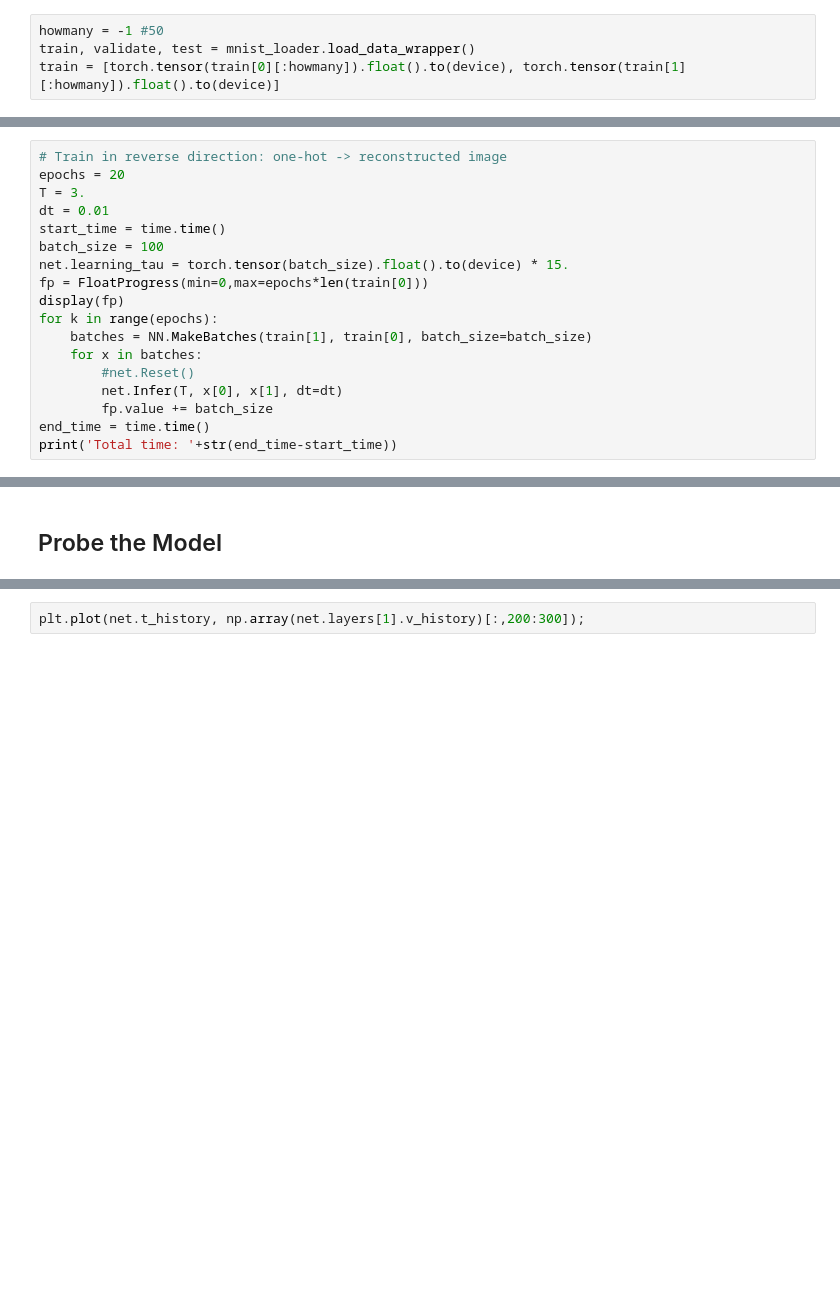
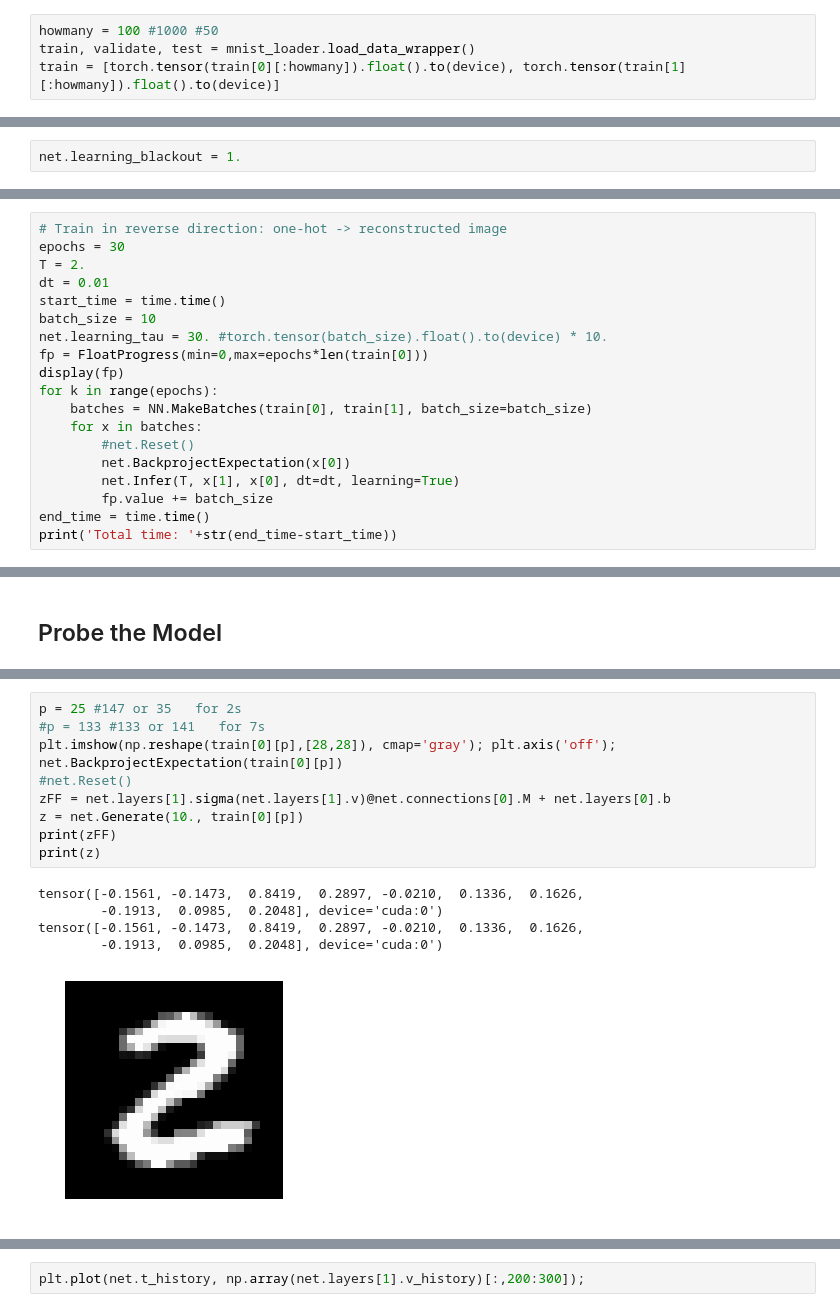
Before and after one commit to jorchard/peBogacz, a Jupyter notebook: python/Reverse MNIST.ipynb, the cells around one changed output, grey strips where cells are left out. Saved outputs shown, nothing was run; the diff lists cells and outputs as text; blank space fills up the shorter version.

```diff
--- a/python/Reverse MNIST.ipynb
+++ b/python/Reverse MNIST.ipynb
@@ -28,5 +31,5 @@ importlib.reload(Layer);
 # %%
-howmany = -1 #50
+howmany = 100 #1000 #50
 train, validate, test = mnist_loader.load_data_wrapper()
 train = [torch.tensor(train[0][:howmany]).float().to(device), torch.tensor(train[1][:howmany]).float().to(device)]
 # %% [markdown]
@@ -59,6 +63,8 @@ net.layers[0].SetActivationFunction('softmax')
 net.layers[-1].SetActivationFunction('logistic')
 
 net.SetTau(0.08)
+# %%
+net.learning_blackout = 1.
 # %%
 net.layers[0].Probe(True)
 net.layers[1].Probe(True)
@@ -70,19 +72,20 @@ len(net.layers)
 ## Train the Network
 # %%
 # Train in reverse direction: one-hot -> reconstructed image
-epochs = 20
-T = 3.
+epochs = 30
+T = 2.
 dt = 0.01
 start_time = time.time()
-batch_size = 100
-net.learning_tau = torch.tensor(batch_size).float().to(device) * 15.
+batch_size = 10
+net.learning_tau = 30. #torch.tensor(batch_size).float().to(device) * 10.
 fp = FloatProgress(min=0,max=epochs*len(train[0]))
 display(fp)
 for k in range(epochs):
-    batches = NN.MakeBatches(train[1], train[0], batch_size=batch_size)
+    batches = NN.MakeBatches(train[0], train[1], batch_size=batch_size)
     for x in batches:
         #net.Reset()
-        net.Infer(T, x[0], x[1], dt=dt)
+        net.BackprojectExpectation(x[0])
+        net.Infer(T, x[1], x[0], dt=dt, learning=True)
         fp.value += batch_size
 end_time = time.time()
 print('Total time: '+str(end_time-start_time))
@@ -90,0 +106,16 @@ print('Total time: '+str(end_time-start_time))
+# %%
+p = 25 #147 or 35   for 2s
+#p = 133 #133 or 141   for 7s
+plt.imshow(np.reshape(train[0][p],[28,28]), cmap='gray'); plt.axis('off');
+net.BackprojectExpectation(train[0][p])
+#net.Reset()
+zFF = net.layers[1].sigma(net.layers[1].v)@net.connections[0].M + net.layers[0].b
+z = net.Generate(10., train[0][p])
+print(zFF)
+print(z)
+# %% [output]
+tensor([-0.1561, -0.1473,  0.8419,  0.2897, -0.0210,  0.1336,  0.1626,
+        -0.1913,  0.0985,  0.2048], device='cuda:0')
+tensor([-0.1561, -0.1473,  0.8419,  0.2897, -0.0210,  0.1336,  0.1626,
+        -0.1913,  0.0985,  0.2048], device='cuda:0')
+[figure, added]
```
Also changed, not shown: parts of 17 cells of this notebook, 4 other files.
